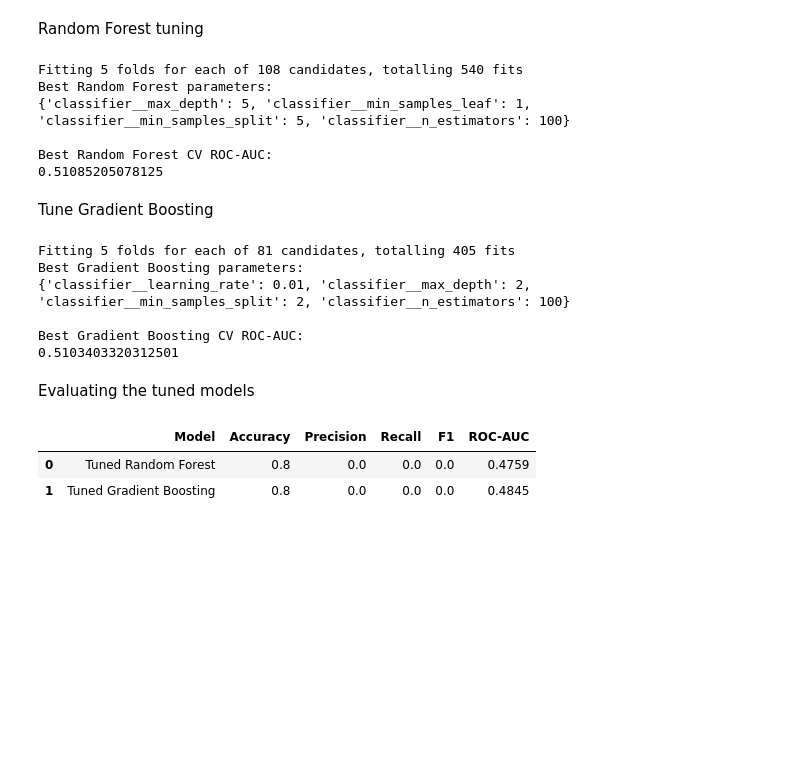
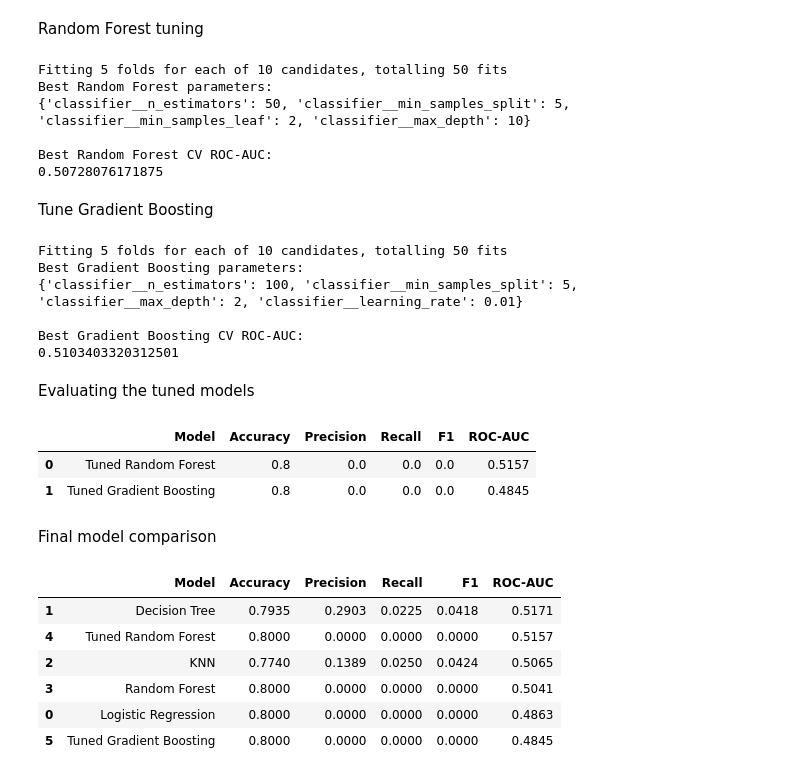
Before and after one commit to chrimapaul/Heart_Disease_Prediction_Group6, a Jupyter notebook: Group6_Capstone_Project.ipynb, the cells around one changed output. Saved outputs shown, nothing was run; the diff lists cells and outputs as text; code cells hidden in the pictures; blank space fills up the shorter version.

```diff
--- a/Group6_Capstone_Project.ipynb
+++ b/Group6_Capstone_Project.ipynb
@@ -687,18 +687,19 @@ rf_pipeline = Pipeline(
 )
 
 rf_param_grid = {
-    "classifier__n_estimators": [100, 200, 300],
+    "classifier__n_estimators": [50, 100],
     "classifier__max_depth": [5, 10, 15, None],
     "classifier__min_samples_split": [2, 5, 10],
     "classifier__min_samples_leaf": [1, 2, 4]
 }
 
-rf_grid = GridSearchCV(
+rf_grid = RandomizedSearchCV(
     estimator=rf_pipeline,
-    param_grid=rf_param_grid,
+    param_distributions=rf_param_grid,
     cv=cv,
     scoring="roc_auc",
-    n_jobs=-1,
+    n_iter=10,
+    n_jobs=2,
     verbose=1
 )
 
@@ -710,12 +711,12 @@ print(rf_grid.best_params_)
 print("\nBest Random Forest CV ROC-AUC:")
 print(rf_grid.best_score_)
 # %% [output]
-Fitting 5 folds for each of 108 candidates, totalling 540 fits
+Fitting 5 folds for each of 10 candidates, totalling 50 fits
 Best Random Forest parameters:
-{'classifier__max_depth': 5, 'classifier__min_samples_leaf': 1, 'classifier__min_samples_split': 5, 'classifier__n_estimators': 100}
+{'classifier__n_estimators': 50, 'classifier__min_samples_split': 5, 'classifier__min_samples_leaf': 2, 'classifier__max_depth': 10}
 
 Best Random Forest CV ROC-AUC:
-0.51085205078125
+0.50728076171875
 # %% [markdown]
 Tune Gradient Boosting
 # %%
@@ -738,11 +739,12 @@ gb_param_grid = {
     "classifier__min_samples_split": [2, 5, 10]
 }
 
-gb_grid = GridSearchCV(
+gb_grid = RandomizedSearchCV(
     estimator=gb_pipeline,
-    param_grid=gb_param_grid,
+    param_distributions=gb_param_grid,
     cv=cv,
     scoring="roc_auc",
+    n_iter=10,
     n_jobs=2,
     verbose=1
 )
@@ -755,9 +757,9 @@ print(gb_grid.best_params_)
 print("\nBest Gradient Boosting CV ROC-AUC:")
 print(gb_grid.best_score_)
 # %% [output]
-Fitting 5 folds for each of 81 candidates, totalling 405 fits
+Fitting 5 folds for each of 10 candidates, totalling 50 fits
 Best Gradient Boosting parameters:
-{'classifier__learning_rate': 0.01, 'classifier__max_depth': 2, 'classifier__min_samples_split': 2, 'classifier__n_estimators': 100}
+{'classifier__n_estimators': 100, 'classifier__min_samples_split': 5, 'classifier__max_depth': 2, 'classifier__learning_rate': 0.01}
 
 Best Gradient Boosting CV ROC-AUC:
 0.5103403320312501
@@ -792,5 +794,32 @@ display(
 )
 # %% [output]
 |  | Model | Accuracy | Precision | Recall | F1 | ROC-AUC |
-| 0 | Tuned Random Forest | 0.8 | 0.0 | 0.0 | 0.0 | 0.4759 |
+| 0 | Tuned Random Forest | 0.8 | 0.0 | 0.0 | 0.0 | 0.5157 |
 | 1 | Tuned Gradient Boosting | 0.8 | 0.0 | 0.0 | 0.0 | 0.4845 |
+# %% [markdown]
+Final model comparison
+# %%
+all_results = pd.concat(
+    [
+        test_results_df,
+        tuned_results_df
+    ],
+    ignore_index=True
+)
+
+all_results = all_results.sort_values(
+    by="ROC-AUC",
+    ascending=False
+)
+
+display(
+    all_results.round(4)
+)
+# %% [output]
+|  | Model | Accuracy | Precision | Recall | F1 | ROC-AUC |
+| 1 | Decision Tree | 0.7935 | 0.2903 | 0.0225 | 0.0418 | 0.5171 |
+| 4 | Tuned Random Forest | 0.8000 | 0.0000 | 0.0000 | 0.0000 | 0.5157 |
+| 2 | KNN | 0.7740 | 0.1389 | 0.0250 | 0.0424 | 0.5065 |
+| 3 | Random Forest | 0.8000 | 0.0000 | 0.0000 | 0.0000 | 0.5041 |
+| 0 | Logistic Regression | 0.8000 | 0.0000 | 0.0000 | 0.0000 | 0.4863 |
+| 5 | Tuned Gradient Boosting | 0.8000 | 0.0000 | 0.0000 | 0.0000 | 0.4845 |
```
Also changed, not shown: parts of 9 cells of this notebook.
